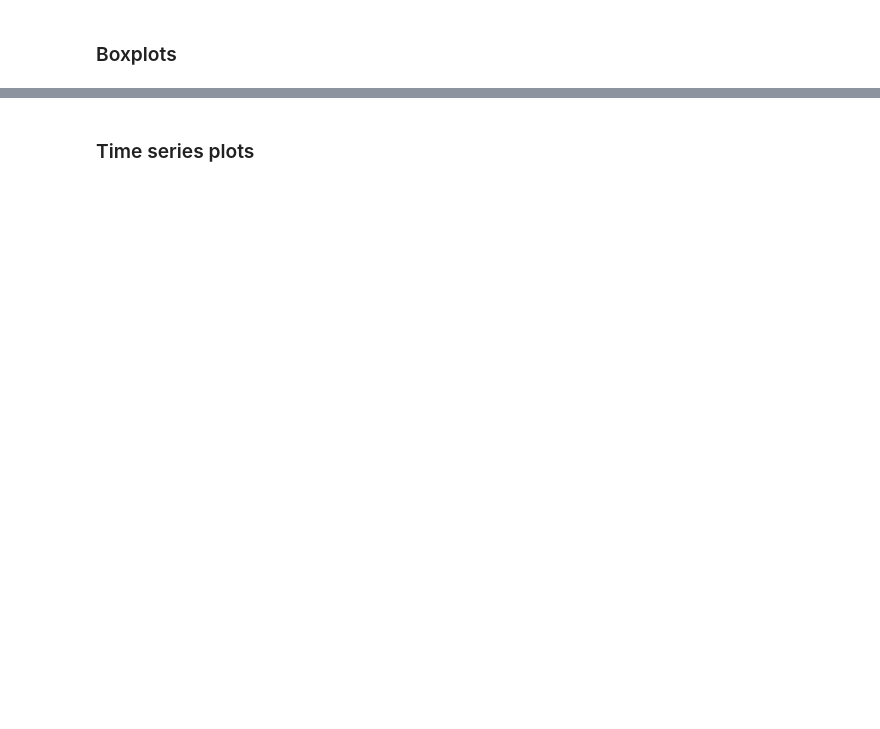
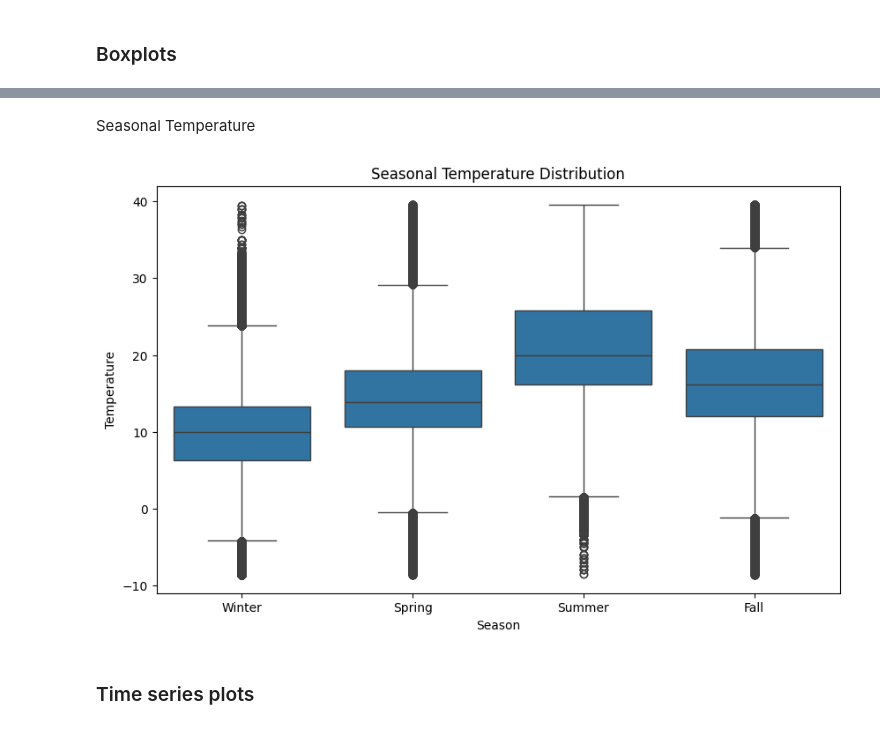
Before and after one commit to lizbethkr/PHIT-Project-1, a Jupyter notebook: notebooks/exploratory_data_analysis.ipynb, the cells around one changed output, grey strips where cells are left out. Cells and saved outputs as stored; diff of their text form; code cells hidden in the pictures; blank space fills up the shorter version.

```diff
--- a/notebooks/exploratory_data_analysis.ipynb
+++ b/notebooks/exploratory_data_analysis.ipynb
@@ -60,2 +193,13 @@ Processed file: CA_2023_clean.csv
+# %% [markdown]
+Seasonal Temperature
+# %%
+plt.figure(figsize=(10,6))
+sns.boxplot(x='Season', y='Temperature', data=CA_stations_clean)
+plt.title('Seasonal Temperature Distribution')
+plt.xlabel('Season')
+plt.ylabel('Temperature')
+plt.show()
+# %% [output]
+[figure, added]
 # %% [markdown]
 ### Time series plots
```
Also changed, not shown: parts of 22 cells of this notebook, 25 other files.
